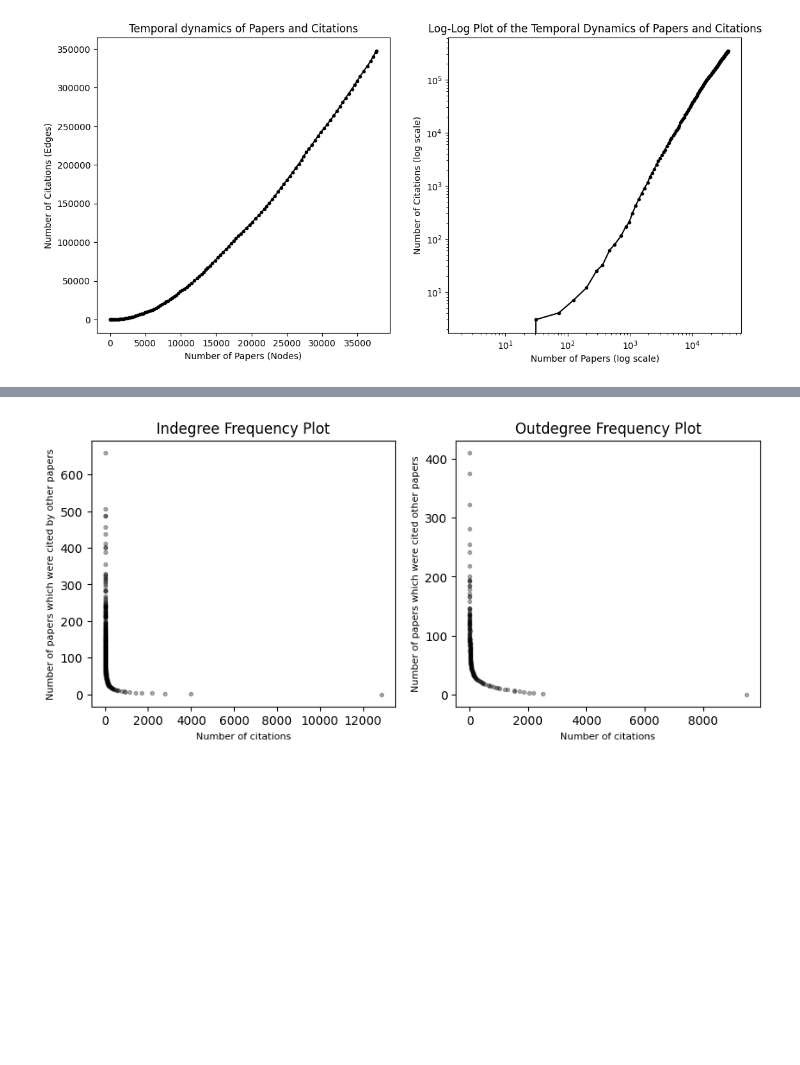
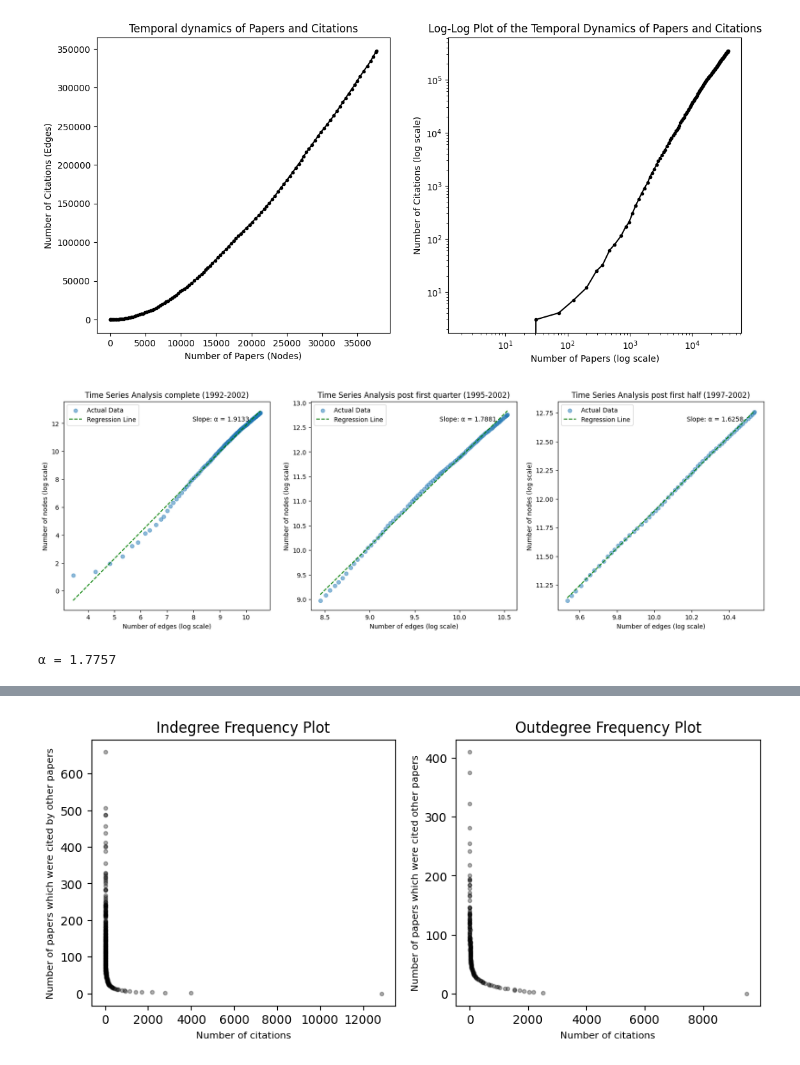
Before and after one commit to AdityaMishraOG/analyzing_citation_networks, a Jupyter notebook: 1.ipynb, the cells around one changed output, grey strips where cells are left out. Drawn from its saved outputs; the diff is of its cells as text; code cells hidden in the pictures; blank space fills up the shorter version.

```diff
--- a/1.ipynb
+++ b/1.ipynb
@@ -214,6 +236,52 @@ plt.show()
 # CAN TRY OUT POLYNOMIAL REGRESSION ON IT
 # %% [output]
 [figure]
+# %%
+
+
+def calculate_alpha(y_nodes, y_edges, start_index, plt_title):
+
+    y_nodes = y_nodes[start_index:]
+    y_edges = y_edges[start_index:]
+    log_y_nodes = np.log(y_nodes)
+    log_y_edges = np.log(y_edges)
+
+    X = log_y_nodes.reshape(-1, 1)
+    y = log_y_edges
+    model = LinearRegression()
+    model.fit(X, y)
+
+    slope = model.coef_[0]
+    intercept = model.intercept_
+
+    x_values = np.linspace(min(log_y_nodes), max(log_y_nodes), 100)
+    y_values = slope * x_values + intercept
+
+    plt.scatter(log_y_nodes, log_y_edges, label='Actual Data', alpha = 0.5)
+    plt.plot(x_values, y_values, color='green', linestyle='--', label='Regression Line')
+    plt.xlabel("Number of edges (log scale)")
+    plt.ylabel("Number of nodes (log scale)")
+    plt.title(plt_title)
+    plt.text(0.9, 0.9, f'Slope: {alpha_character} = {round(slope, 4)}', ha='right', va='bottom', transform=plt.gca().transAxes)
+
+    plt.legend()
+    return slope, intercept
+
+plt.figure(figsize=(20, 6))
+plt.subplot(131)
+alpha1, _ = calculate_alpha(y_nodes, y_edges, 1, "Time Series Analysis complete (1992-2002)")
+plt.subplot(132)
+alpha2, _ = calculate_alpha(y_nodes, y_edges, int(len(y_nodes)/4) ,"Time Series Analysis post first quarter (1995-2002)")
+plt.subplot(133)
+alpha3, _ = calculate_alpha(y_nodes, y_edges, int(len(y_nodes)/2) ,"Time Series Analysis post first half (1997-2002)")
+plt.show()
+
+
+alpha = (alpha1+alpha2+alpha3)/3
+print(f"{alpha_character} = {round(alpha, 4)}")
+# %% [output]
+[figure, added]
+α = 1.7757
 # %% [markdown]
 ### Property 2 - Plotting the Indegrees and the Outdegrees in the graphs
 The plots show the pareto-like fat-tailed distribution.
```
Also changed, not shown: parts of 46 cells of this notebook, 2 other files.
